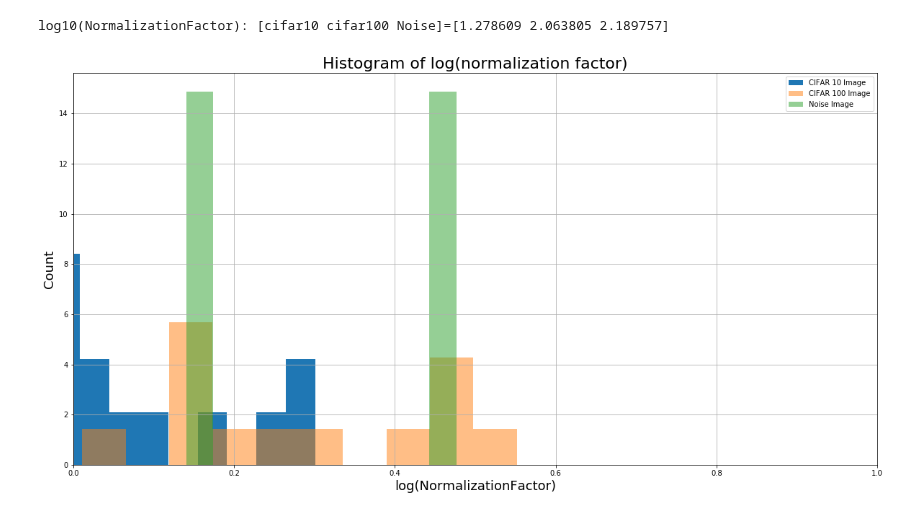
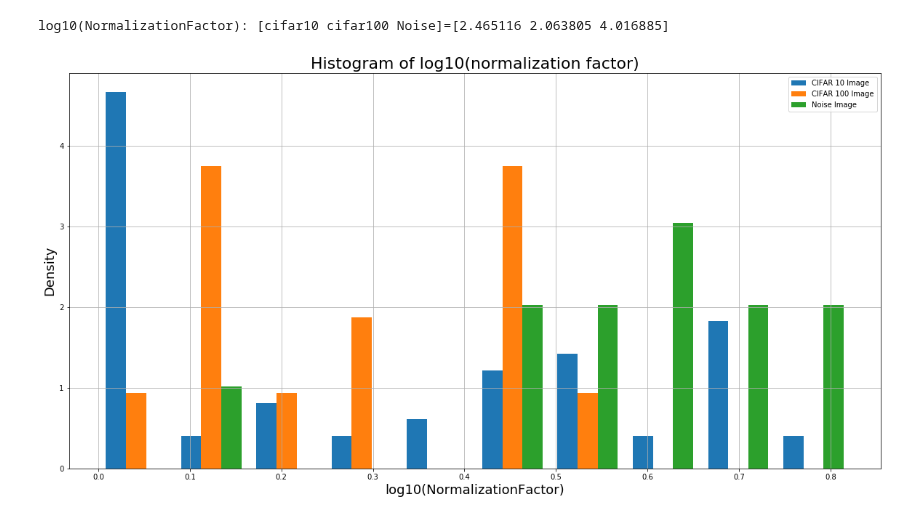
Before and after one commit to kobybibas/deep_pnml_experiments, a Jupyter notebook: src/analyze_results.ipynb, the cells around one changed output. Drawn from its saved outputs; the diff is of its cells as text; code cells hidden in the pictures.

```diff
--- a/src/analyze_results.ipynb
+++ b/src/analyze_results.ipynb
@@ -6,15 +6,21 @@ from analyze_utilities import *
 from dataset_utilities import create_cifar10_dataloaders
 # %%
 # Open results files
-
-# New Alg.
-json_file_name_NML = '../output/NML_results_20180810_140920/results_NML_20180810_140920.json'
 json_file_name_CIFAR100 = '../output/OutOfDist_CIFR100_results_20180810_153726/results_OutOfDist_CIFR100_20180810_153726.json'
 json_file_name_Noise = '../output/OutOfDist_Noise_results_20180811_100246/results_OutOfDist_Noise_20180811_100246.json'
 
-with open(json_file_name_NML) as data_file:
-    results_dict_NML = json.load(data_file)
+# To dict
 with open(json_file_name_CIFAR100) as data_file:
     results_dict_CIFAR100 = json.load(data_file)
 with open(json_file_name_Noise) as data_file:
     results_dict_Noise = json.load(data_file)
+
+# CIFAR 10
+json_files_name_NML = ['../output/NML_results_20180812_074608/results_NML_20180812_074608.json', # 0-19
+                       '../output/NML_results_20180812_173610/results_NML_20180812_173610.json', # 20-34
+                       '../output/NML_results_20180813_063715/results_NML_20180813_063715.json', # 35-50
+                       '../output/NML_results_20180812_174855/results_NML_20180812_174855.json'] # 51-70
+results_dict_NML = {}
+for json_file_name_NML in json_files_name_NML:
+    with open(json_file_name_NML) as data_file:
+        results_dict_NML.update(json.load(data_file))
@@ -21,24 +33,29 @@ with open(json_file_name_Noise) as data_file:
 # %%
+# Figure params
+plt.figure(figsize=(20,10))
+bins= 10
+
 # Extract and plot normalization factor
-normalization_factor_CIFAR10_list = get_normalization_factor_from_dict(results_dict_NML)
-normalization_factor_CIFAR100_list = get_normalization_factor_from_dict(results_dict_CIFAR100)
-normalization_factor_Noise_list = get_normalization_factor_from_dict(results_dict_Noise)
+normalization_factor_CIFAR10_list, _ = get_normalization_factor_from_dict(results_dict_NML)
+normalization_factor_CIFAR100_list, _ = get_normalization_factor_from_dict(results_dict_CIFAR100)
+normalization_factor_Noise_list, _ = get_normalization_factor_from_dict(results_dict_Noise)
+
+# Print the mean
 print('log10(NormalizationFactor): [cifar10 cifar100 Noise]=[%f %f %f] ' %
       (np.mean(normalization_factor_CIFAR10_list),
        np.mean(normalization_factor_CIFAR100_list),
        np.mean(normalization_factor_Noise_list)))
-plt.figure(figsize=(20,10))
-bins= 50
-plt.hist(np.log10(normalization_factor_CIFAR10_list), alpha=1, label='CIFAR 10 Image', density=True)
-plt.hist(np.log10(normalization_factor_CIFAR100_list), alpha=0.5,  label='CIFAR 100 Image', density=True)
-plt.hist(np.log10(normalization_factor_Noise_list), alpha=0.5,  label='Noise Image', density=True)
-plt.ylabel('Count', fontsize=18)
-plt.xlabel('log(NormalizationFactor)', fontsize=18)
-plt.title('Histogram of log(normalization factor)', fontsize=22)
+
+plt.hist([np.log10(normalization_factor_CIFAR10_list),
+          np.log10(normalization_factor_CIFAR100_list),
+          np.log10(normalization_factor_Noise_list)], alpha=1, density=True,
+         label=['CIFAR 10 Image', 'CIFAR 100 Image', 'Noise Image'], bins=bins)
+plt.ylabel('Density', fontsize=18)
+plt.xlabel('log10(NormalizationFactor)', fontsize=18)
+plt.title('Histogram of log10(normalization factor)', fontsize=22)
 plt.grid()
-plt.xlim([0,1])
 plt.legend()
 plt.show()
 # %% [output]
-log10(NormalizationFactor): [cifar10 cifar100 Noise]=[1.278609 2.063805 2.189757]
+log10(NormalizationFactor): [cifar10 cifar100 Noise]=[2.465116 2.063805 4.016885]
-[figure, old version]
+[figure, new version]
```
Also changed, not shown: parts of 11 cells of this notebook, 7 other files.
